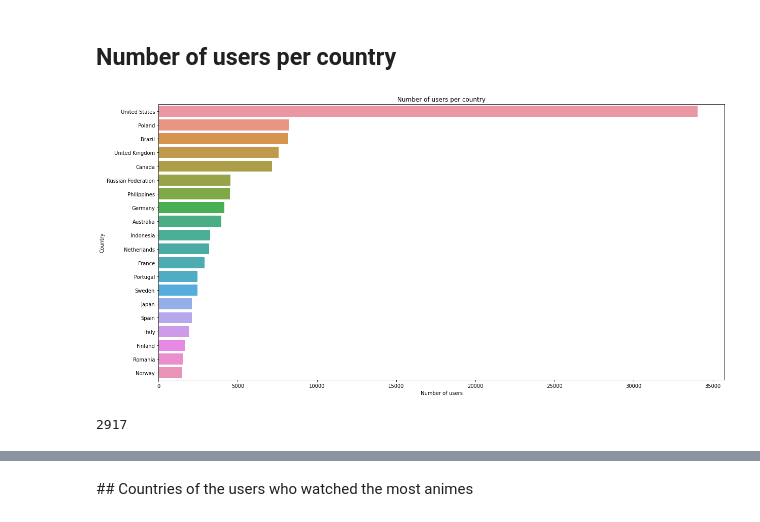
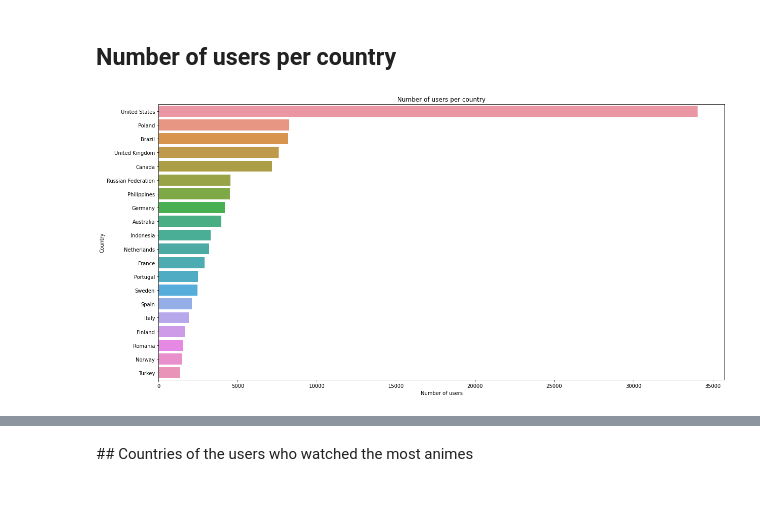
Before and after one commit to com-480-data-visualization/project-2023-vizmoica, a Jupyter notebook: preprocessing/eda_country.ipynb, the cells around one changed output, grey strips where cells are left out. Cells and saved outputs as stored; diff of their text form; code cells hidden in the pictures.

```diff
--- a/preprocessing/eda_country.ipynb
+++ b/preprocessing/eda_country.ipynb
@@ -222,0 +434,4 @@ location_country_clean, len(location_country_clean)
+# %%
+# for each user, add a column "COUNTRYAFF" based on "country" column and "COUNTRY" column of centroids
+users = users.merge(centroids, left_on="country", right_on="COUNTRY", how="left")
+users
@@ -222,0 +460,4 @@ location_country_clean, len(location_country_clean)
+# %%
+# remove users whose country is "Japan"
+users = users[users["country"] != "Japan"]
+print("Number of unique non-Japanese users: {:,}".format(users["user_id"].nunique()))
@@ -225,3 +467,0 @@ location_country_clean, len(location_country_clean)
-# %%
-users["location"] = users["location"].str.strip()
-users["location"].nunique()
@@ -230,3 +467,0 @@ users["location"].nunique()
-# %%
-users["country"] = users["location"].map(location_country_clean)
-users
@@ -288,14 +473,16 @@ country_counts = users.groupby("country").size().reset_index(name="counts")
 country_counts.to_csv(data / "country_counts.csv", index=False)
 # %%
-# histogram of the number of users per country
+# histogram of the number of users per country
 plt.figure(figsize=(20, 10))
-plot = sns.countplot(y="country", data=users, order=users["country"].value_counts()[:20].index)
+plot = sns.countplot(
+    y="country", data=users, order=users["COUNTRY"].value_counts()[:20].index
+)
 
 title = "Number of users per country"
 plt.title(title)
 plt.xlabel("Number of users")
 plt.ylabel("Country")
 plt.show()
-plot.get_figure().savefig(data / plotPath / (title + ".png"))
+plot.get_figure().savefig(data / plot_path / (title + ".png"))
 # %% [output]
-[figure, old version]
+[figure, new version]
@@ -310,5 +488,0 @@ with open(data / "france_locations.txt", "w") as f:
-# %%
-# number of users in France
-users[users["country"] == "France"]["user_id"].nunique()
-# %% [output]
-2917
```
Also changed, not shown: parts of 90 cells of this notebook, 5 other files.
